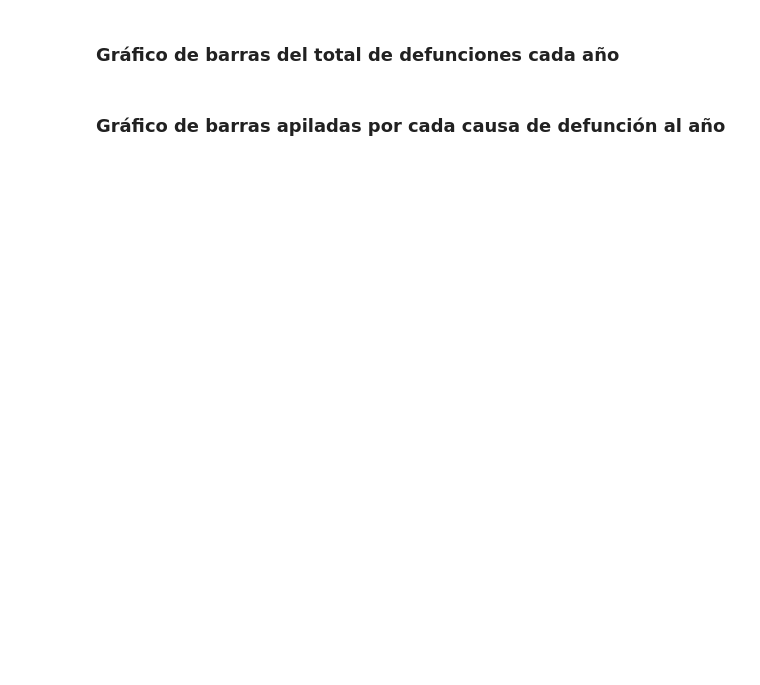
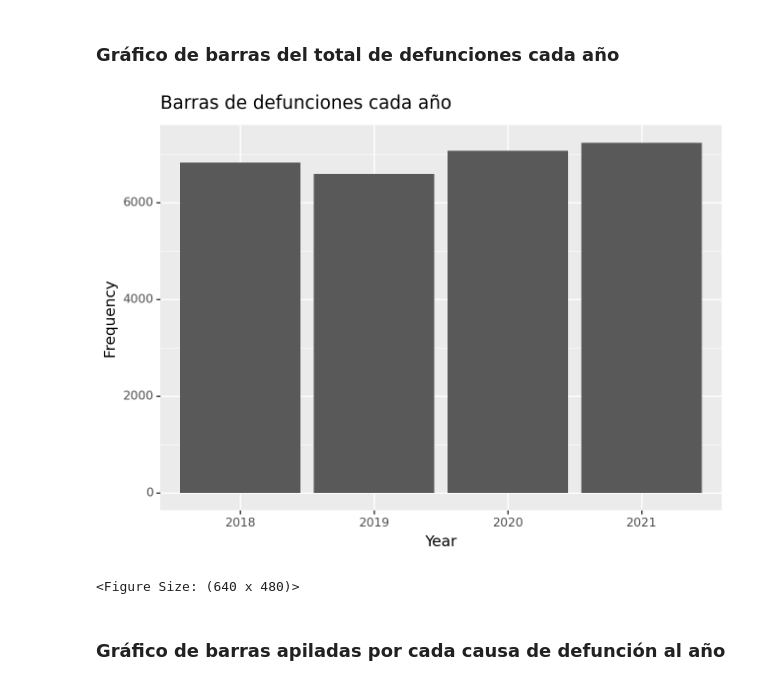
Before and after one commit to alu0101351773/VIS_practicas, a Jupyter notebook: src/jorge_cabrera_alu0101351773.ipynb, the cells around one changed output. Cells and saved outputs as stored; diff of their text form; code cells hidden in the pictures; blank space fills up the shorter version.

```diff
--- a/src/jorge_cabrera_alu0101351773.ipynb
+++ b/src/jorge_cabrera_alu0101351773.ipynb
@@ -136,4 +152,14 @@ display(parsed_df)
 # %% [markdown]
 ### Gráfico de barras del total de defunciones cada año
+# %%
+(ggplot(parsed_df, aes(x = 'Year', y = 'Frequency'))
+    + geom_bar(stat = 'identity')
+    # Intento de poner las etiquetas en las barras
+    # + geom_text(aes(label = 'Frequency'), va = 'bottom', position = 'identity')
+    + ggtitle('Barras de defunciones cada año')
+)
+# %% [output]
+[figure, added]
+<Figure Size: (640 x 480)>
 # %% [markdown]
 ### Gráfico de barras apiladas por cada causa de defunción al año
```
Also changed, not shown: parts of 4 cells of this notebook.
